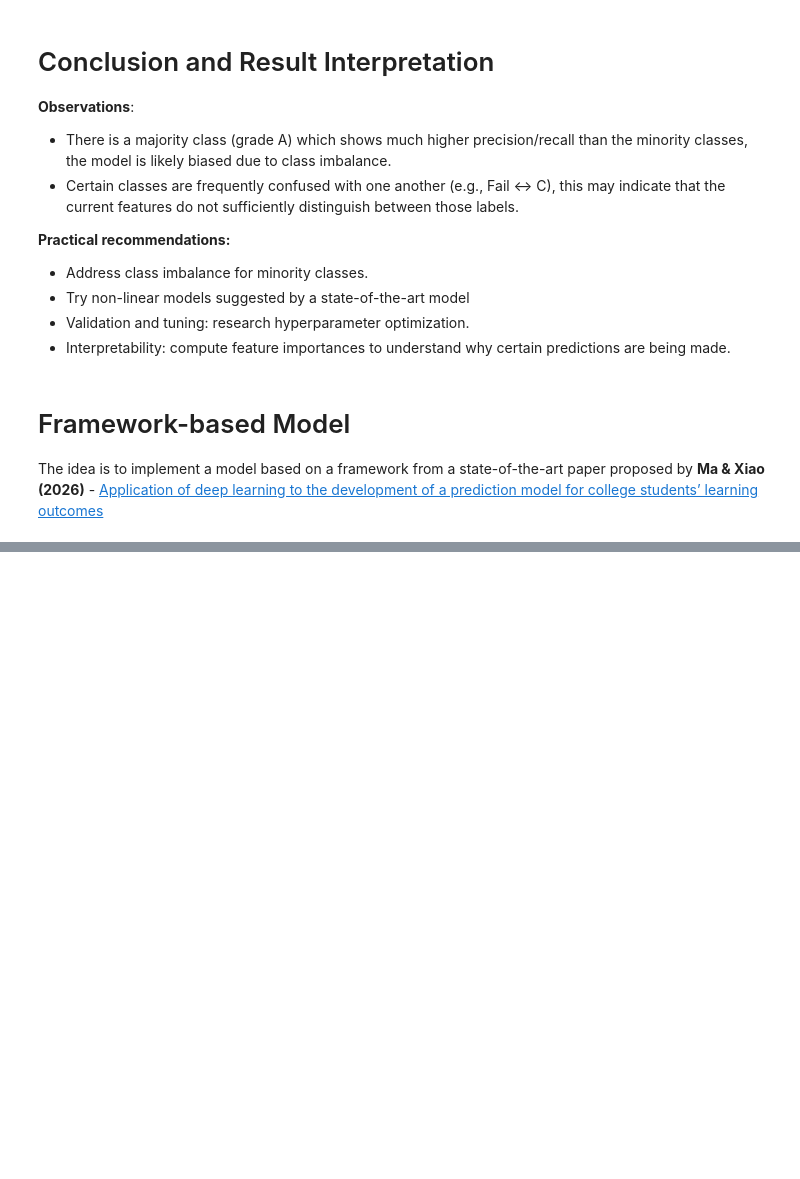
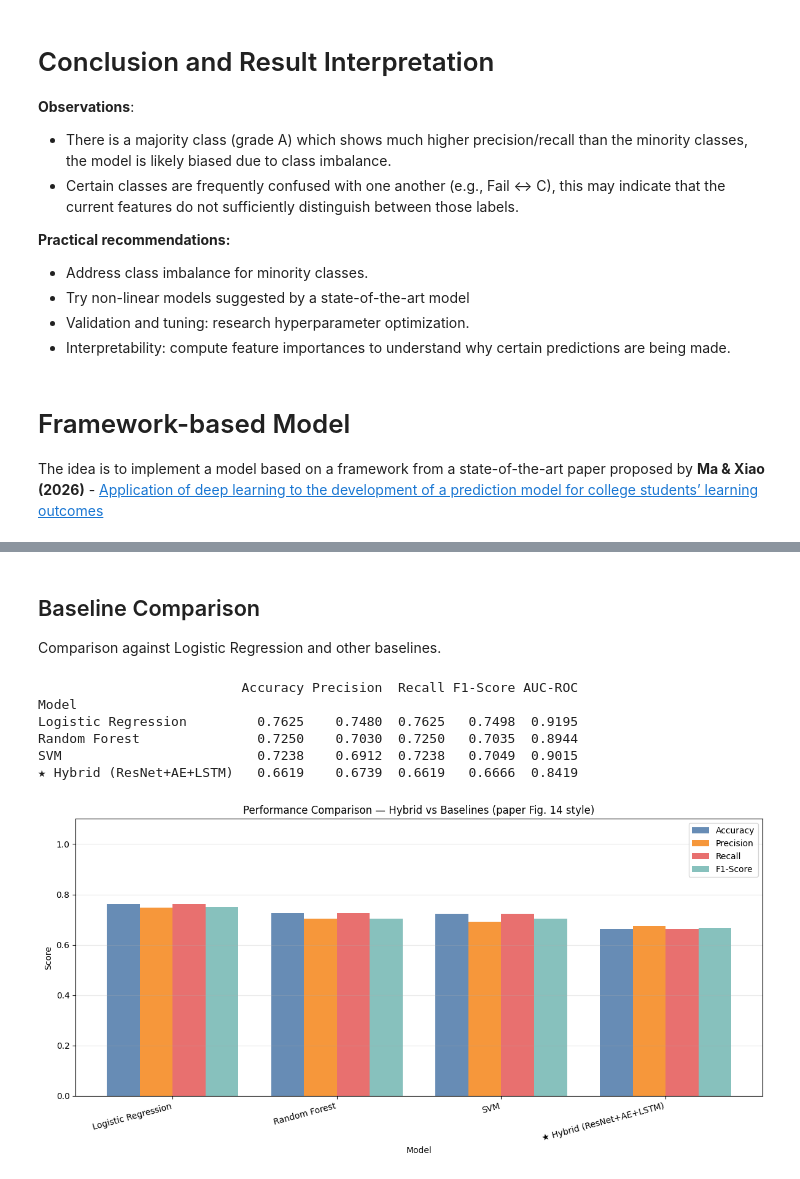
Before and after one commit to DanielContrerasCh/Student-Grade-Prediction, a Jupyter notebook: model.ipynb, the cells around one changed output, grey strips where cells are left out. Saved outputs shown, nothing was run; the diff lists cells and outputs as text; code cells hidden in the pictures; blank space fills up the shorter version.

```diff
--- a/model.ipynb
+++ b/model.ipynb
@@ -473,0 +687,66 @@ weighted avg       0.75      0.76      0.75      1600
+# %% [markdown]
+## Baseline Comparison
+
+Comparison against Logistic Regression and other baselines.
+# %%
+from sklearn.ensemble import RandomForestClassifier
+from sklearn.svm import SVC
+
+baselines = {
+    'Logistic Regression': LogisticRegression(max_iter=500, random_state=42),
+    'Random Forest':       RandomForestClassifier(n_estimators=100, random_state=42),
+    'SVM':                 SVC(probability=True, random_state=42),
+}
+
+results = []
+for name, clf in baselines.items():
+    clf.fit(X_train_fw, y_train)
+    yp       = clf.predict(X_test_fw)
+    yp_proba = clf.predict_proba(X_test_fw)
+    try:
+        auc_b = roc_auc_score(to_categorical(y_test, n_classes), yp_proba,
+                              multi_class='ovr', average='weighted')
+    except Exception:
+        auc_b = float('nan')
+    results.append({
+        'Model':     name,
+        'Accuracy':  accuracy_score( y_test, yp),
+        'Precision': precision_score(y_test, yp, average='weighted', zero_division=0),
+        'Recall':    recall_score(   y_test, yp, average='weighted', zero_division=0),
+        'F1-Score':  f1_score(       y_test, yp, average='weighted', zero_division=0),
+        'AUC-ROC':   auc_b,
+    })
+
+results.append({
+    'Model':     '★ Hybrid (ResNet+AE+LSTM)',
+    'Accuracy':  fw_acc, 'Precision': fw_precision,
+    'Recall':    fw_recall, 'F1-Score': fw_f1, 'AUC-ROC': fw_auc,
+})
+
+df_results = pd.DataFrame(results).set_index('Model')
+print(df_results.map(lambda x: f'{x:.4f}').to_string())
+
+metrics_to_plot = ['Accuracy', 'Precision', 'Recall', 'F1-Score']
+x      = np.arange(len(df_results))
+width  = 0.2
+colors = ['#4c78a8', '#f58518', '#e45756', '#72b7b2']
+
+fig, ax = plt.subplots(figsize=(12, 6))
+for i, (metric, color) in enumerate(zip(metrics_to_plot, colors)):
+    ax.bar(x + i * width, df_results[metric].values, width,
+           label=metric, color=color, alpha=0.85)
+
+ax.set_xlabel('Model'); ax.set_ylabel('Score')
+ax.set_title('Performance Comparison — Hybrid vs Baselines (paper Fig. 14 style)')
+ax.set_xticks(x + width * 1.5)
+ax.set_xticklabels(df_results.index.tolist(), rotation=15, ha='right')
+ax.set_ylim(0, 1.1); ax.legend(); ax.grid(axis='y', alpha=0.3)
+plt.tight_layout(); plt.show()
+# %% [output]
+                          Accuracy Precision  Recall F1-Score AUC-ROC
+Model
+Logistic Regression         0.7625    0.7480  0.7625   0.7498  0.9195
+Random Forest               0.7250    0.7030  0.7250   0.7035  0.8944
+SVM                         0.7238    0.6912  0.7238   0.7049  0.9015
+★ Hybrid (ResNet+AE+LSTM)   0.6619    0.6739  0.6619   0.6666  0.8419
+[figure, added]
```
Also changed, not shown: parts of 26 cells of this notebook, 5 other files.
